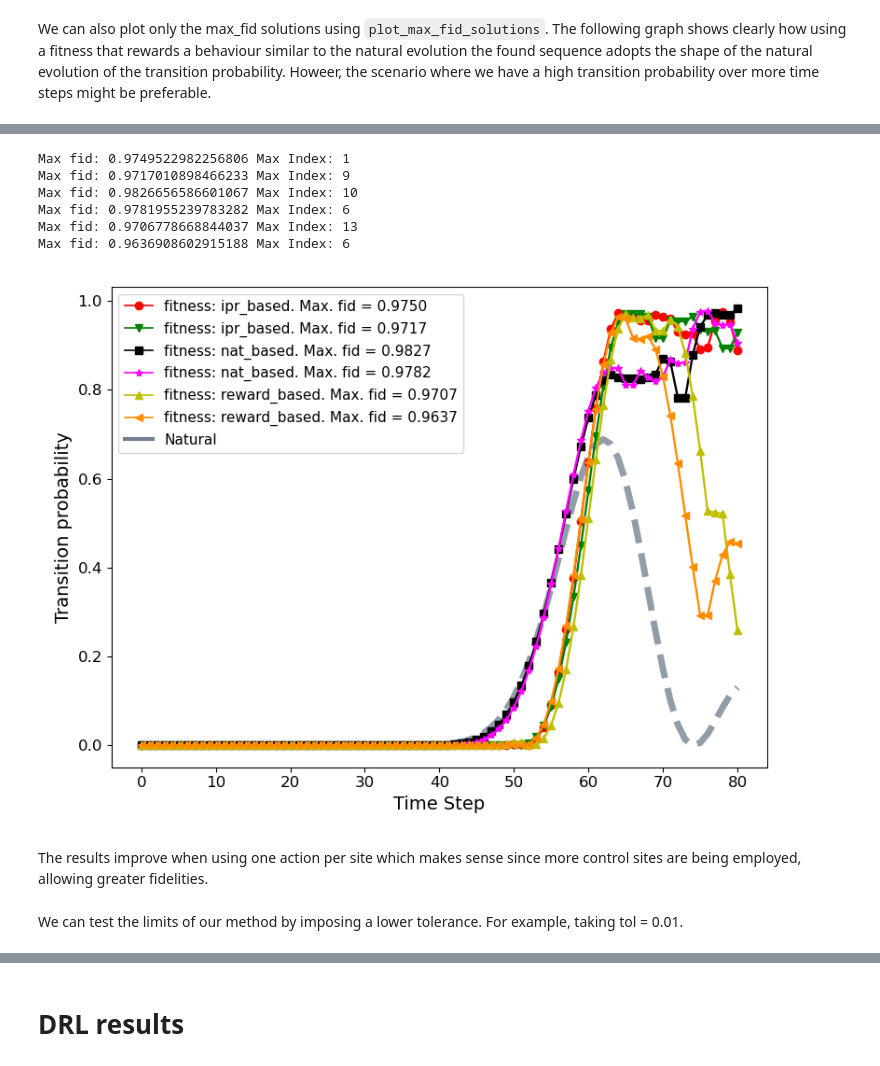
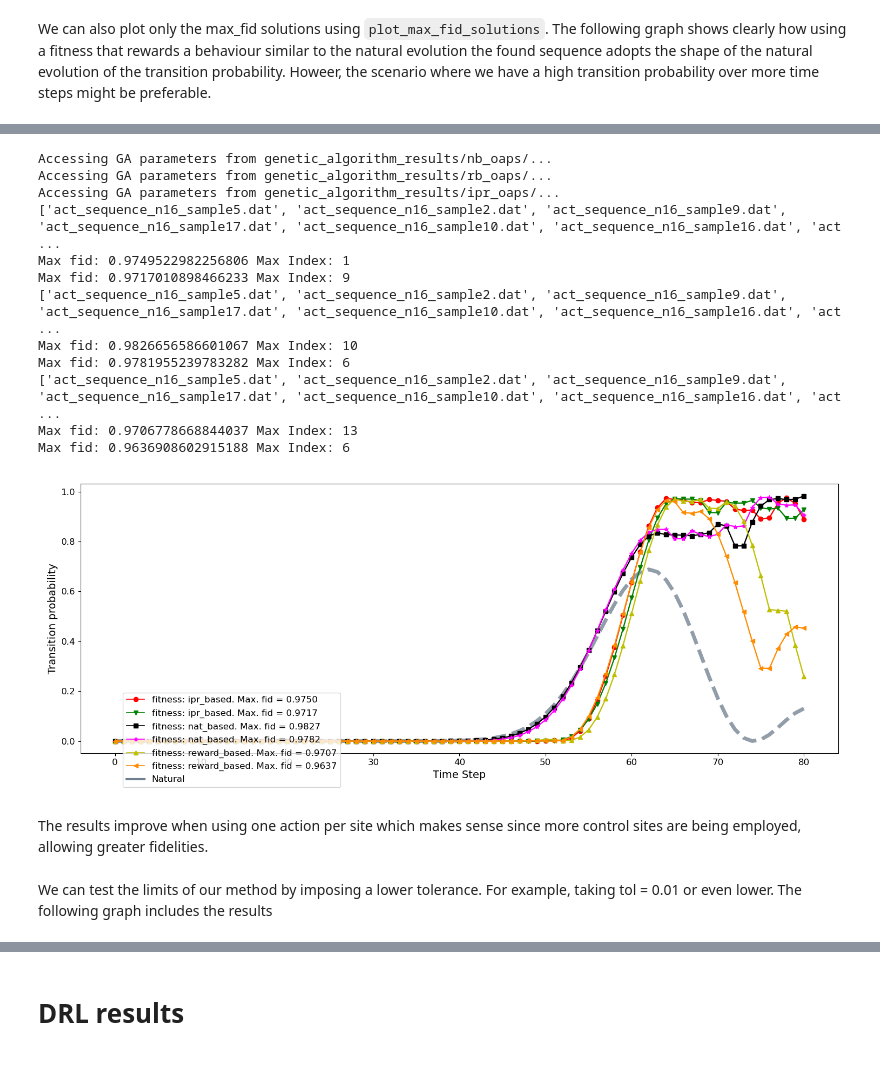
Before and after one commit to sofips/dynamic_control_for_QST, a Jupyter notebook: results_summary.ipynb, the cells around one changed output, grey strips where cells are left out. Drawn from its saved outputs; the diff is of its cells as text; code cells hidden in the pictures.

```diff
--- a/results_summary.ipynb
+++ b/results_summary.ipynb
@@ -170,18 +202,24 @@ Max fid: 0.9392997516913763 Max Index: 15
 # %%
-plt.figure(figsize=(8, 6))
+plt.figure(figsize=(15, 6))
 plot_max_fid_solutions([nb_oaps, rb_oaps, ipr_oaps] ,16,add_natural=True,fs=14,nsamples=2)
 # %% [output]
+Accessing GA parameters from genetic_algorithm_results/nb_oaps/...
+Accessing GA parameters from genetic_algorithm_results/rb_oaps/...
+Accessing GA parameters from genetic_algorithm_results/ipr_oaps/...
+['act_sequence_n16_sample5.dat', 'act_sequence_n16_sample2.dat', 'act_sequence_n16_sample9.dat', 'act_sequence_n16_sample17.dat', 'act_sequence_n16_sample10.dat', 'act_sequence_n16_sample16.dat', 'act ...
 Max fid: 0.9749522982256806 Max Index: 1
 Max fid: 0.9717010898466233 Max Index: 9
+['act_sequence_n16_sample5.dat', 'act_sequence_n16_sample2.dat', 'act_sequence_n16_sample9.dat', 'act_sequence_n16_sample17.dat', 'act_sequence_n16_sample10.dat', 'act_sequence_n16_sample16.dat', 'act ...
 Max fid: 0.9826656586601067 Max Index: 10
 Max fid: 0.9781955239783282 Max Index: 6
+['act_sequence_n16_sample5.dat', 'act_sequence_n16_sample2.dat', 'act_sequence_n16_sample9.dat', 'act_sequence_n16_sample17.dat', 'act_sequence_n16_sample10.dat', 'act_sequence_n16_sample16.dat', 'act ...
 Max fid: 0.9706778668844037 Max Index: 13
 Max fid: 0.9636908602915188 Max Index: 6
-[figure, old version]
+[figure, new version]
 # %% [markdown]
 The results improve when using one action per site which makes sense since more control sites are being employed, allowing greater fidelities.
 # %% [markdown]
-We can test the limits of our method by imposing a lower tolerance. For example, taking tol = 0.01.
+We can test the limits of our method by imposing a lower tolerance. For example, taking tol = 0.01 or even lower. The following graph includes the results
 # %%
 rb_zhang_ht = 'genetic_algorithm_results/rb_zhang_ht/'
 rb_oaps_ht = 'genetic_algorithm_results/rb_oaps_ht'
```
Also changed, not shown: parts of 16 cells of this notebook.
